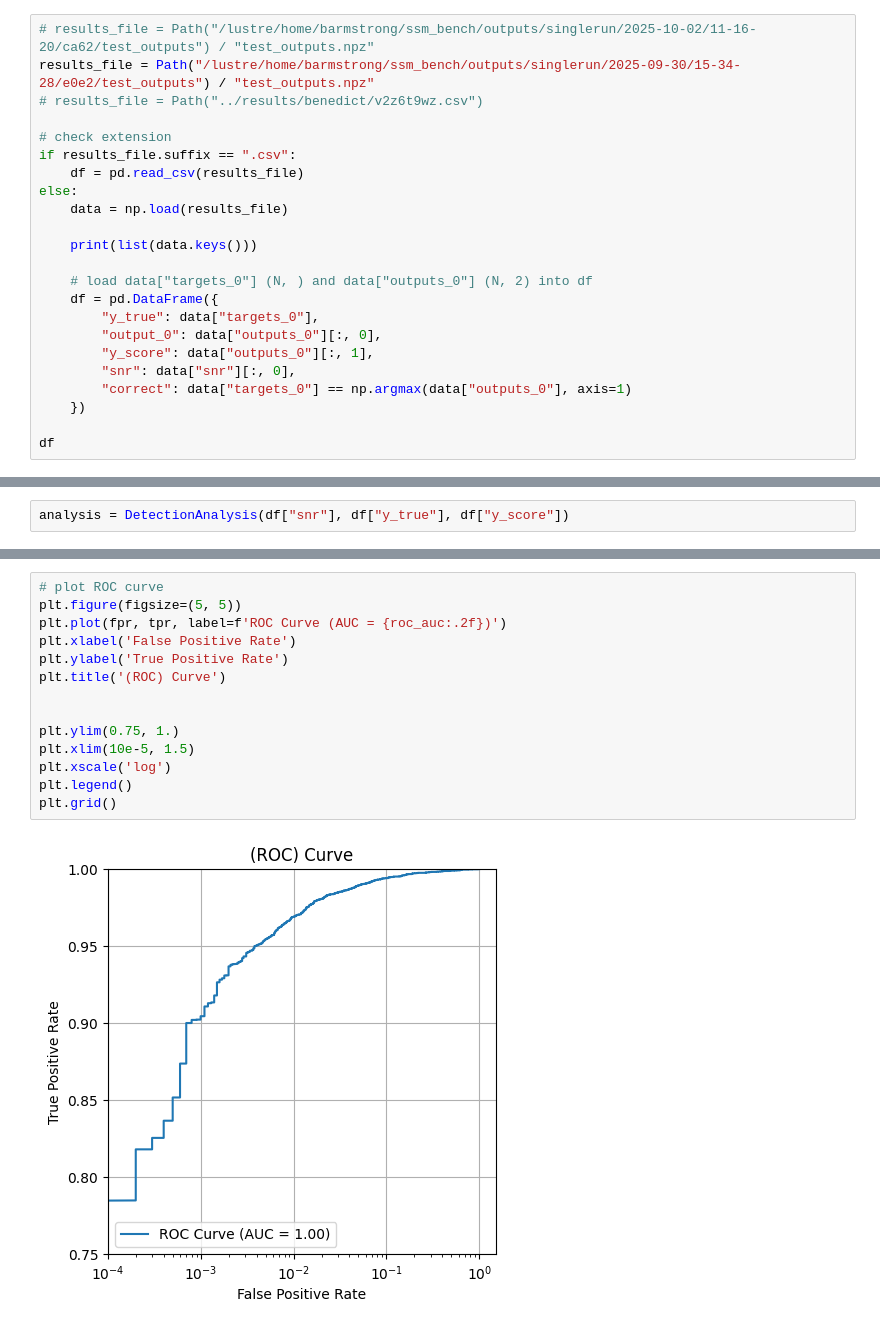
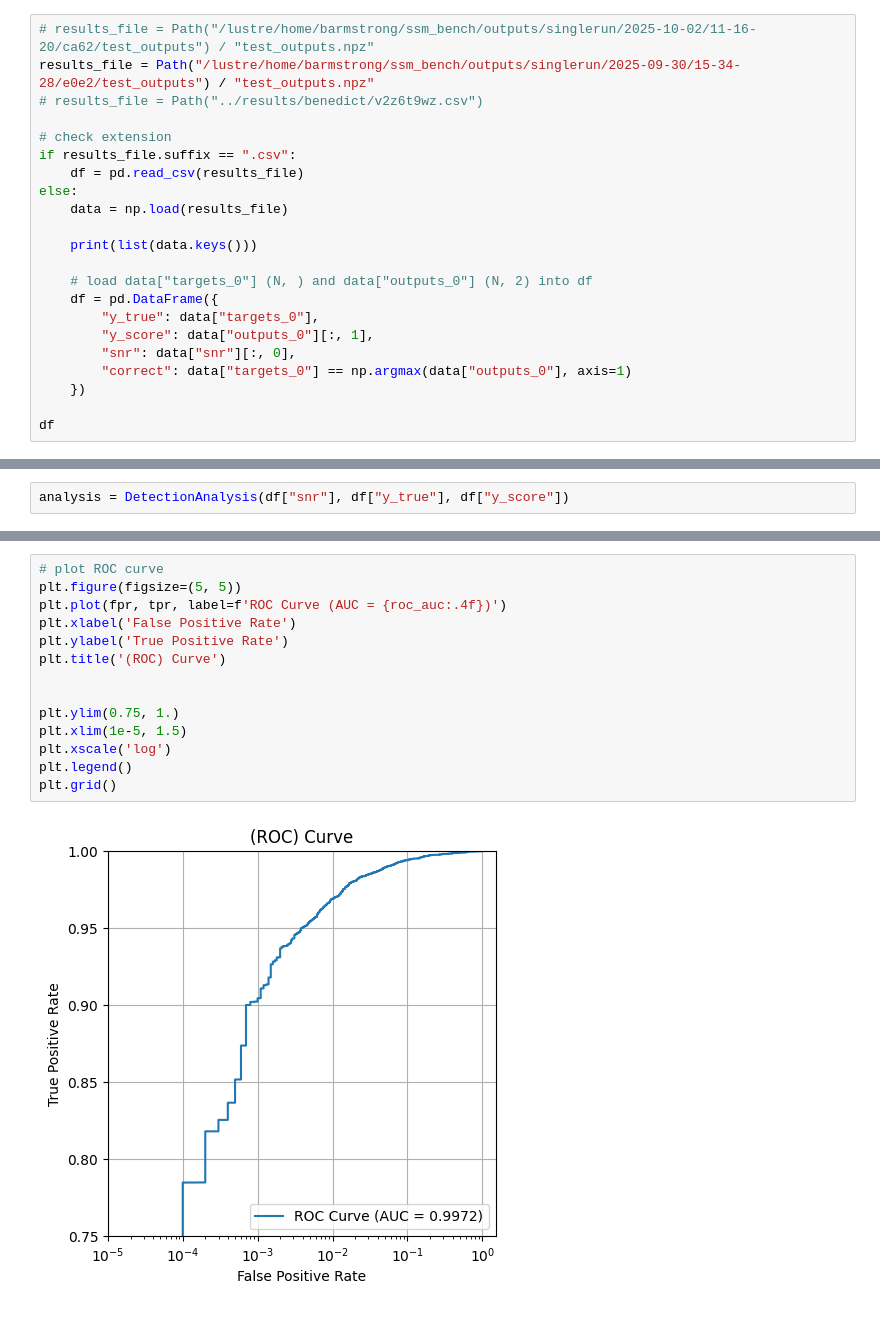
Before and after one commit to KasraMazaheri/GWDatasetGeneration, a Jupyter notebook: eval/classification.ipynb, the cells around one changed output, grey strips where cells are left out. Saved outputs shown, nothing was run; the diff lists cells and outputs as text.

```diff
--- a/eval/classification.ipynb
+++ b/eval/classification.ipynb
@@ -20,7 +20,6 @@ else:
     # load data["targets_0"] (N, ) and data["outputs_0"] (N, 2) into df
     df = pd.DataFrame({
         "y_true": data["targets_0"],
-        "output_0": data["outputs_0"][:, 0],
         "y_score": data["outputs_0"][:, 1],
         "snr": data["snr"][:, 0],
         "correct": data["targets_0"] == np.argmax(data["outputs_0"], axis=1)
@@ -119,19 +100,19 @@ ROC AUC: 0.9972417644360885
 # %%
 # plot ROC curve
 plt.figure(figsize=(5, 5))
-plt.plot(fpr, tpr, label=f'ROC Curve (AUC = {roc_auc:.2f})')
+plt.plot(fpr, tpr, label=f'ROC Curve (AUC = {roc_auc:.4f})')
 plt.xlabel('False Positive Rate')
 plt.ylabel('True Positive Rate')
 plt.title('(ROC) Curve')
 
 
 plt.ylim(0.75, 1.)
-plt.xlim(10e-5, 1.5)
+plt.xlim(1e-5, 1.5)
 plt.xscale('log')
 plt.legend()
 plt.grid()
 # %% [output]
-[figure, old version]
+[figure, new version]
 # %%
 fprs = [0.001, 0.01, 0.1, 0.5]
 
```
Also changed, not shown: parts of 3 cells of this notebook, 7 other files.
